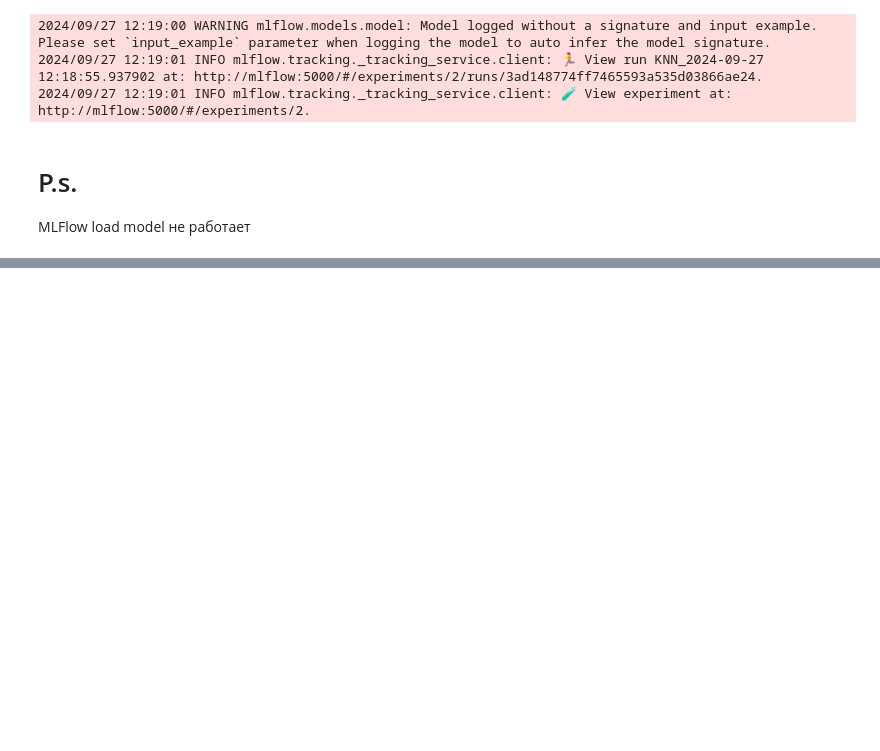
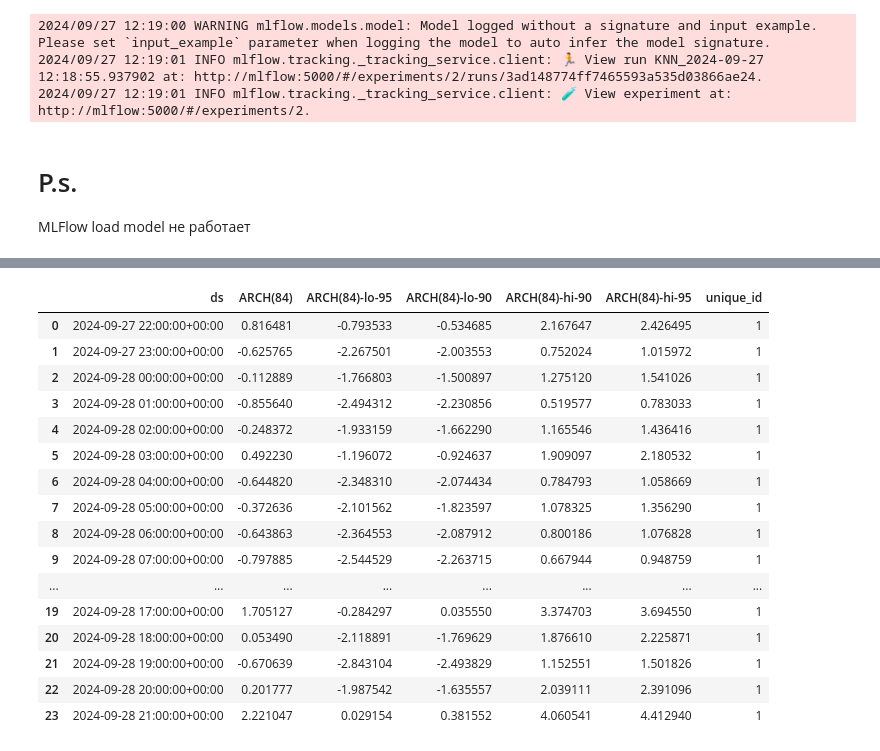
Before and after one commit to Omegon226/Volatility-Forecasting-BTC, a Jupyter notebook: research/mlflow_pipeline.ipynb, the cells around one changed output, grey strips where cells are left out. Drawn from its saved outputs; the diff is of its cells as text; code cells hidden in the pictures; blank space fills up the shorter version.

```diff
--- a/research/mlflow_pipeline.ipynb
+++ b/research/mlflow_pipeline.ipynb
@@ -576,0 +658,20 @@ MLFlow load model не работает
+# %%
+df_forecast
+# %% [output]
+|  | ds | ARCH(84) | ARCH(84)-lo-95 | ARCH(84)-lo-90 | ARCH(84)-hi-90 | ARCH(84)-hi-95 | unique_id |
+| 0 | 2024-09-27 22:00:00+00:00 | 0.816481 | -0.793533 | -0.534685 | 2.167647 | 2.426495 | 1 |
+| 1 | 2024-09-27 23:00:00+00:00 | -0.625765 | -2.267501 | -2.003553 | 0.752024 | 1.015972 | 1 |
+| 2 | 2024-09-28 00:00:00+00:00 | -0.112889 | -1.766803 | -1.500897 | 1.275120 | 1.541026 | 1 |
+| 3 | 2024-09-28 01:00:00+00:00 | -0.855640 | -2.494312 | -2.230856 | 0.519577 | 0.783033 | 1 |
+| 4 | 2024-09-28 02:00:00+00:00 | -0.248372 | -1.933159 | -1.662290 | 1.165546 | 1.436416 | 1 |
+| 5 | 2024-09-28 03:00:00+00:00 | 0.492230 | -1.196072 | -0.924637 | 1.909097 | 2.180532 | 1 |
+| 6 | 2024-09-28 04:00:00+00:00 | -0.644820 | -2.348310 | -2.074434 | 0.784793 | 1.058669 | 1 |
+| 7 | 2024-09-28 05:00:00+00:00 | -0.372636 | -2.101562 | -1.823597 | 1.078325 | 1.356290 | 1 |
+| 8 | 2024-09-28 06:00:00+00:00 | -0.643863 | -2.364553 | -2.087912 | 0.800186 | 1.076828 | 1 |
+| 9 | 2024-09-28 07:00:00+00:00 | -0.797885 | -2.544529 | -2.263715 | 0.667944 | 0.948759 | 1 |
+| ... | ... | ... | ... | ... | ... | ... | ... |
+| 19 | 2024-09-28 17:00:00+00:00 | 1.705127 | -0.284297 | 0.035550 | 3.374703 | 3.694550 | 1 |
+| 20 | 2024-09-28 18:00:00+00:00 | 0.053490 | -2.118891 | -1.769629 | 1.876610 | 2.225871 | 1 |
+| 21 | 2024-09-28 19:00:00+00:00 | -0.670639 | -2.843104 | -2.493829 | 1.152551 | 1.501826 | 1 |
+| 22 | 2024-09-28 20:00:00+00:00 | 0.201777 | -1.987542 | -1.635557 | 2.039111 | 2.391096 | 1 |
+| 23 | 2024-09-28 21:00:00+00:00 | 2.221047 | 0.029154 | 0.381552 | 4.060541 | 4.412940 | 1 |
```
Also changed, not shown: parts of 10 cells of this notebook, 13 other files.
